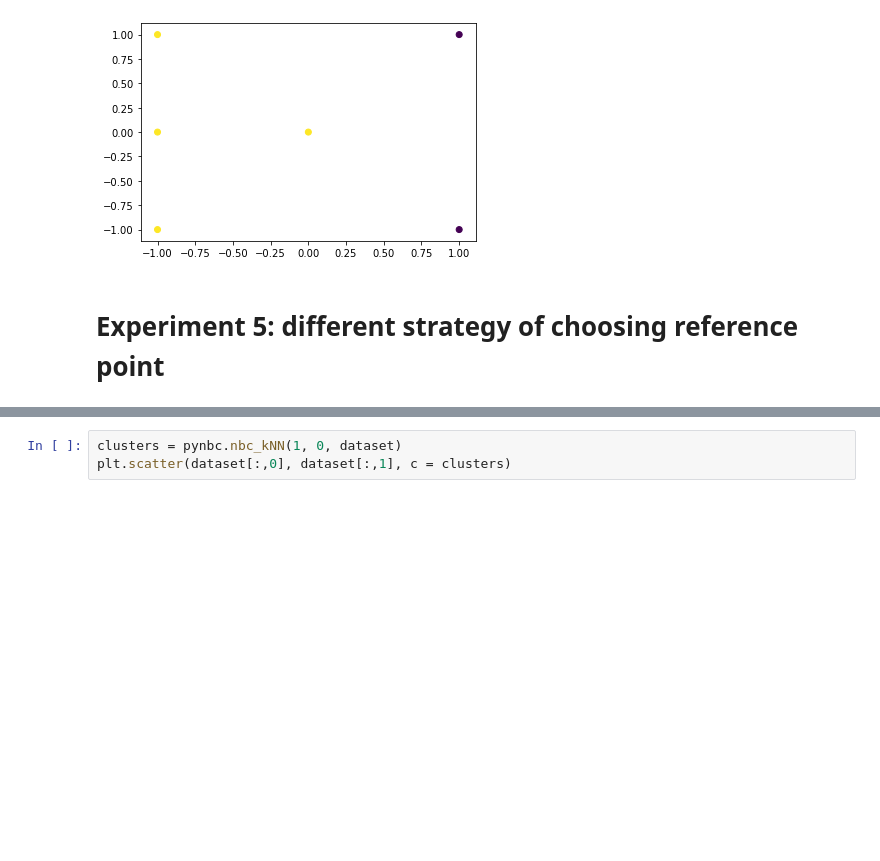
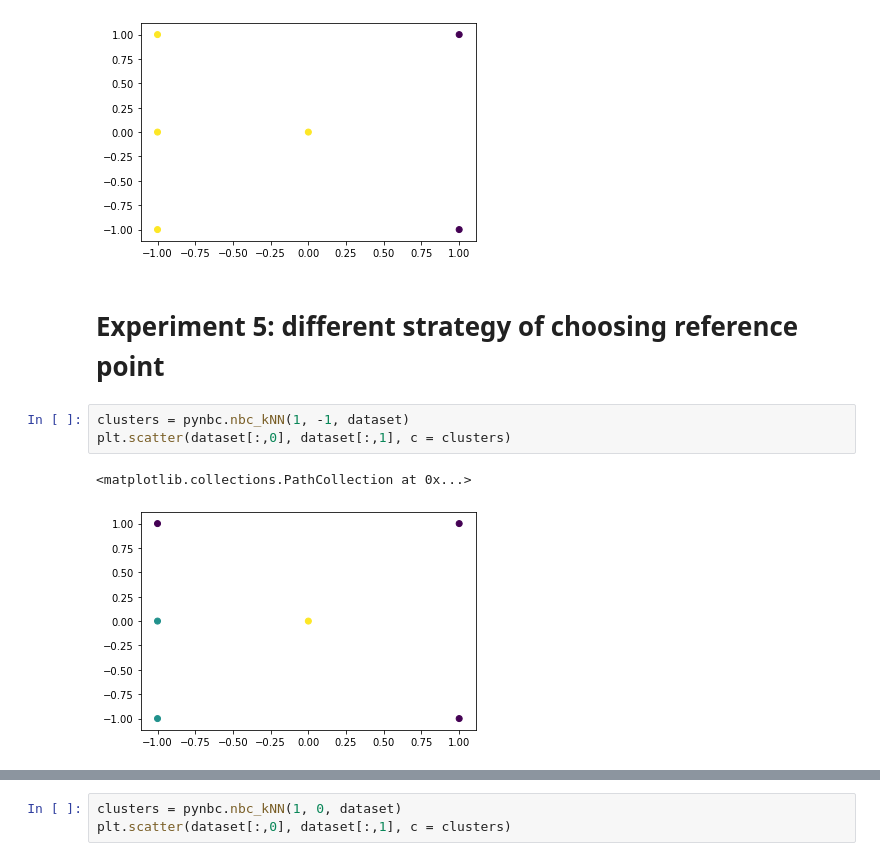
Before and after one commit to Delebrith/return-of-the-neighbours, a Jupyter notebook: experiments/artificial_dataset.ipynb, the cells around one changed output, grey strips where cells are left out. Cells and saved outputs as stored; diff of their text form; blank space fills up the shorter version.

```diff
--- a/experiments/artificial_dataset.ipynb
+++ b/experiments/artificial_dataset.ipynb
@@ -215,3 +215,9 @@ plt.scatter(dataset[:,0], dataset[:,1], c = clusters)
 [figure]
 # %% [markdown]
 # Experiment 5: different strategy of choosing reference point
+# %%
+clusters = pynbc.nbc_kNN(1, -1, dataset)
+plt.scatter(dataset[:,0], dataset[:,1], c = clusters)
+# %% [output]
+<matplotlib.collections.PathCollection at 0x...>
+[figure, added]
```
Also changed, not shown: parts of 1 cell of this notebook, 4 other files.
